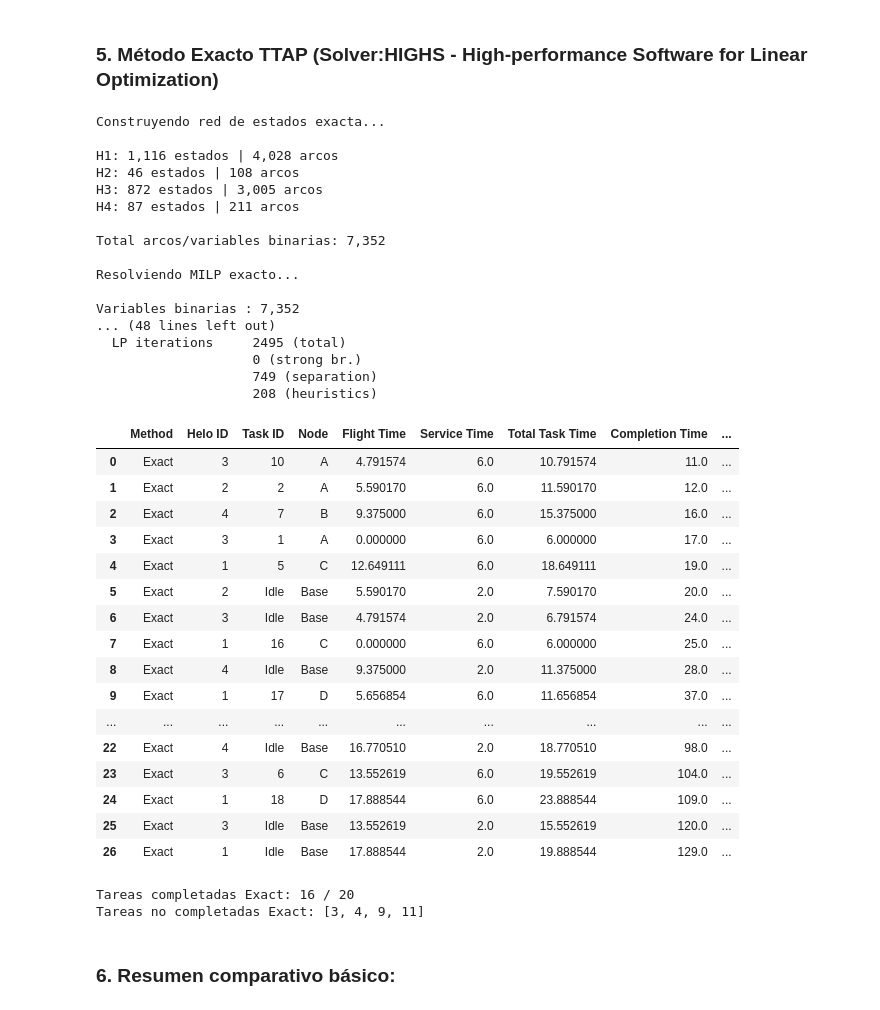
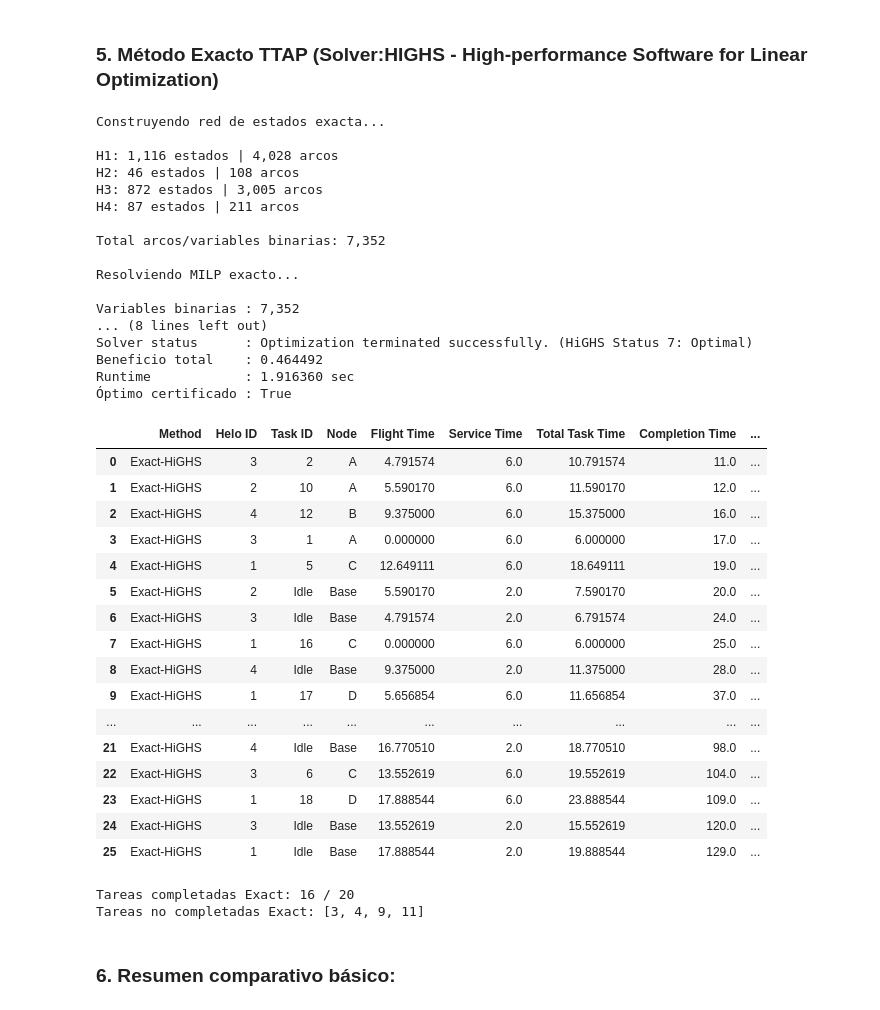
Before and after one commit to educarrascov/DISC_TESIS, a Jupyter notebook: Resuelto para Paper Doctoral/20260621_TTAP_ambosMetodos.ipynb, the cells around one changed output. Cells and saved outputs as stored; diff of their text form; code cells hidden in the pictures.

```diff
--- a/Resuelto para Paper Doctoral/20260621_TTAP_ambosMetodos.ipynb
+++ b/Resuelto para Paper Doctoral/20260621_TTAP_ambosMetodos.ipynb
@@ -931,7 +959,7 @@ def decode_exact_solution(result, all_arcs):
                 next_state = arc["to"]
 
                 rows.append({
-                    "Method": "Exact",
+                    "Method": "Exact-HiGHS",
                     "Helo ID": helo_to_int(h),
                     "Task ID": task_id,
                     "Node": task_to_node[task_id],
@@ -950,7 +978,7 @@ def decode_exact_solution(result, all_arcs):
                 next_state = arc["to"]
 
                 rows.append({
-                    "Method": "Exact",
+                    "Method": "Exact-HiGHS",
                     "Helo ID": helo_to_int(h),
                     "Task ID": "Idle",
                     "Node": "Base",
@@ -981,57 +1009,57 @@ result_exact, all_arcs, states_by_h, arcs_by_h, exact_summary = solve_exact_ttap
     time_unit=TIME_UNIT,
     time_limit=180,
     mip_rel_gap=1e-6,
-    verbose=True
+    verbose=False
 )
 
 df_exact = decode_exact_solution(result_exact, all_arcs)
 
 exact_completed = sorted(
     df_exact[df_exact["Status"] == "Task Executed"]["Task ID"].astype(int).tolist()
 )
 
 exact_summary["completed_tasks"] = len(exact_completed)
 exact_summary["uncompleted_tasks"] = sorted(set(tasks.keys()) - set(exact_completed))
 
 display(df_exact)
 
 print("\nTareas completadas Exact:", exact_summary["completed_tasks"], "/", len(tasks))
 print("Tareas no completadas Exact:", exact_summary["uncompleted_tasks"])
 # %% [output]
 Construyendo red de estados exacta...
 
 H1: 1,116 estados | 4,028 arcos
 H2: 46 estados | 108 arcos
 H3: 872 estados | 3,005 arcos
 H4: 87 estados | 211 arcos
 
 Total arcos/variables binarias: 7,352
 
 Resolviendo MILP exacto...
 
 Variables binarias : 7,352
-... (48 lines left out)
-  LP iterations     2495 (total)
-                    0 (strong br.)
-                    749 (separation)
-                    208 (heuristics)
+... (8 lines left out)
+Solver status      : Optimization terminated successfully. (HiGHS Status 7: Optimal)
+Beneficio total    : 0.464492
+Runtime            : 1.916360 sec
+Óptimo certificado : True
 |  | Method | Helo ID | Task ID | Node | Flight Time | Service Time | Total Task Time | Completion Time | ... |
-| 0 | Exact | 3 | 10 | A | 4.791574 | 6.0 | 10.791574 | 11.0 | ... |
-| 1 | Exact | 2 | 2 | A | 5.590170 | 6.0 | 11.590170 | 12.0 | ... |
-| 2 | Exact | 4 | 7 | B | 9.375000 | 6.0 | 15.375000 | 16.0 | ... |
-| 3 | Exact | 3 | 1 | A | 0.000000 | 6.0 | 6.000000 | 17.0 | ... |
-| 4 | Exact | 1 | 5 | C | 12.649111 | 6.0 | 18.649111 | 19.0 | ... |
-| 5 | Exact | 2 | Idle | Base | 5.590170 | 2.0 | 7.590170 | 20.0 | ... |
-| 6 | Exact | 3 | Idle | Base | 4.791574 | 2.0 | 6.791574 | 24.0 | ... |
-| 7 | Exact | 1 | 16 | C | 0.000000 | 6.0 | 6.000000 | 25.0 | ... |
-| 8 | Exact | 4 | Idle | Base | 9.375000 | 2.0 | 11.375000 | 28.0 | ... |
-| 9 | Exact | 1 | 17 | D | 5.656854 | 6.0 | 11.656854 | 37.0 | ... |
+| 0 | Exact-HiGHS | 3 | 2 | A | 4.791574 | 6.0 | 10.791574 | 11.0 | ... |
+| 1 | Exact-HiGHS | 2 | 10 | A | 5.590170 | 6.0 | 11.590170 | 12.0 | ... |
+| 2 | Exact-HiGHS | 4 | 12 | B | 9.375000 | 6.0 | 15.375000 | 16.0 | ... |
+| 3 | Exact-HiGHS | 3 | 1 | A | 0.000000 | 6.0 | 6.000000 | 17.0 | ... |
+| 4 | Exact-HiGHS | 1 | 5 | C | 12.649111 | 6.0 | 18.649111 | 19.0 | ... |
+| 5 | Exact-HiGHS | 2 | Idle | Base | 5.590170 | 2.0 | 7.590170 | 20.0 | ... |
+| 6 | Exact-HiGHS | 3 | Idle | Base | 4.791574 | 2.0 | 6.791574 | 24.0 | ... |
+| 7 | Exact-HiGHS | 1 | 16 | C | 0.000000 | 6.0 | 6.000000 | 25.0 | ... |
+| 8 | Exact-HiGHS | 4 | Idle | Base | 9.375000 | 2.0 | 11.375000 | 28.0 | ... |
+| 9 | Exact-HiGHS | 1 | 17 | D | 5.656854 | 6.0 | 11.656854 | 37.0 | ... |
 | ... | ... | ... | ... | ... | ... | ... | ... | ... | ... |
-| 22 | Exact | 4 | Idle | Base | 16.770510 | 2.0 | 18.770510 | 98.0 | ... |
-| 23 | Exact | 3 | 6 | C | 13.552619 | 6.0 | 19.552619 | 104.0 | ... |
-| 24 | Exact | 1 | 18 | D | 17.888544 | 6.0 | 23.888544 | 109.0 | ... |
-| 25 | Exact | 3 | Idle | Base | 13.552619 | 2.0 | 15.552619 | 120.0 | ... |
-| 26 | Exact | 1 | Idle | Base | 17.888544 | 2.0 | 19.888544 | 129.0 | ... |
+| 21 | Exact-HiGHS | 4 | Idle | Base | 16.770510 | 2.0 | 18.770510 | 98.0 | ... |
+| 22 | Exact-HiGHS | 3 | 6 | C | 13.552619 | 6.0 | 19.552619 | 104.0 | ... |
+| 23 | Exact-HiGHS | 1 | 18 | D | 17.888544 | 6.0 | 23.888544 | 109.0 | ... |
+| 24 | Exact-HiGHS | 3 | Idle | Base | 13.552619 | 2.0 | 15.552619 | 120.0 | ... |
+| 25 | Exact-HiGHS | 1 | Idle | Base | 17.888544 | 2.0 | 19.888544 | 129.0 | ... |
 Tareas completadas Exact: 16 / 20
 Tareas no completadas Exact: [3, 4, 9, 11]
 # %% [markdown]
```
Also changed, not shown: parts of 14 cells of this notebook, 1 other file.
